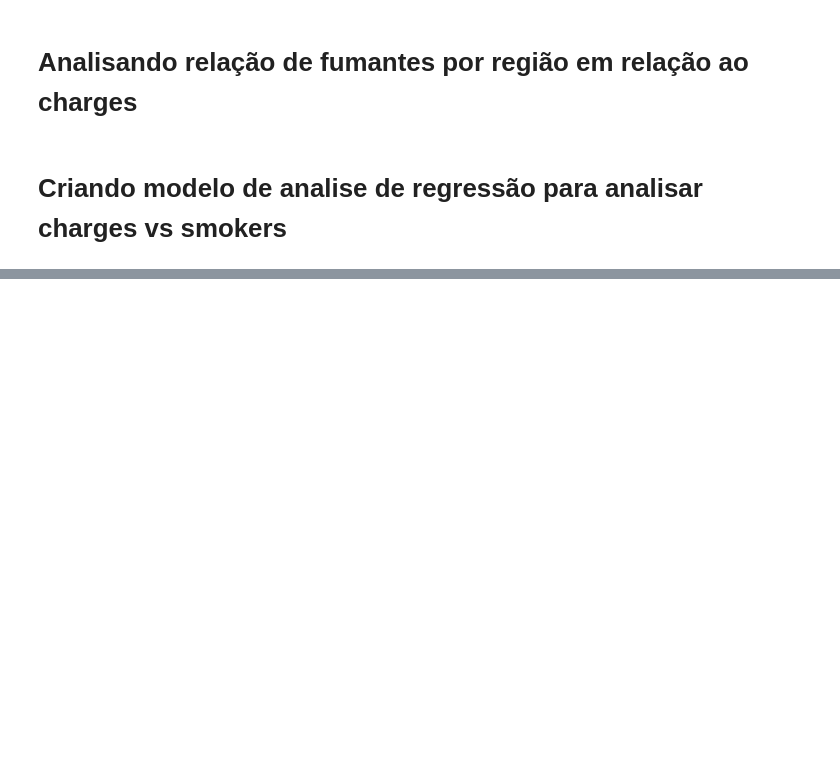
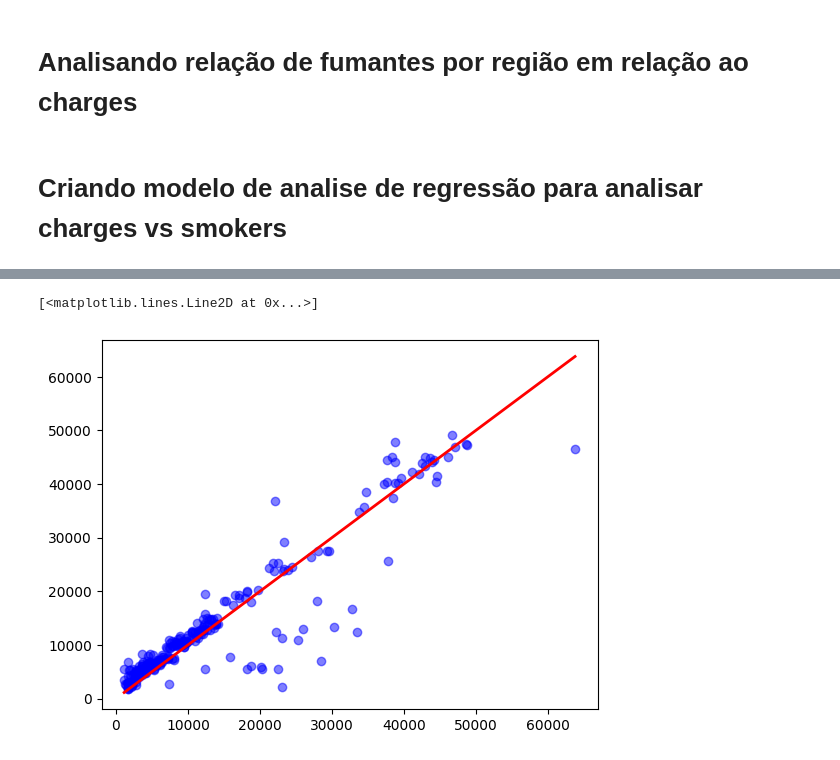
Before and after one commit to JrFarias/postech-iadev, a Jupyter notebook: Projeto_1.ipynb, the cells around one changed output, grey strips where cells are left out. Cells and saved outputs as stored; diff of their text form; code cells hidden in the pictures; blank space fills up the shorter version.

```diff
--- a/Projeto_1.ipynb
+++ b/Projeto_1.ipynb
@@ -384,0 +381,8 @@ R² (coeficiente de determinação): 0.6653581543139571
+# %%
+from sklearn.ensemble import RandomForestRegressor
+
+rf_model = RandomForestRegressor(n_estimators=100, random_state=42, max_depth=6, n_jobs=2)
+
+rf_model.fit(x_train, y_train.values.ravel())
+
+rf_predictions = rf_model.predict(x_test)
@@ -384,0 +401,6 @@ R² (coeficiente de determinação): 0.6653581543139571
+# %%
+plt.scatter(y_test, rf_predictions, color='blue', alpha=0.5)
+plt.plot([y_test.min(), y_test.max()], [y_test.min(), y_test.max()], color='red', lw=2)
+# %% [output]
+[<matplotlib.lines.Line2D at 0x...>]
+[figure, added]
```
Also changed, not shown: parts of 22 cells of this notebook, 1 other file.
